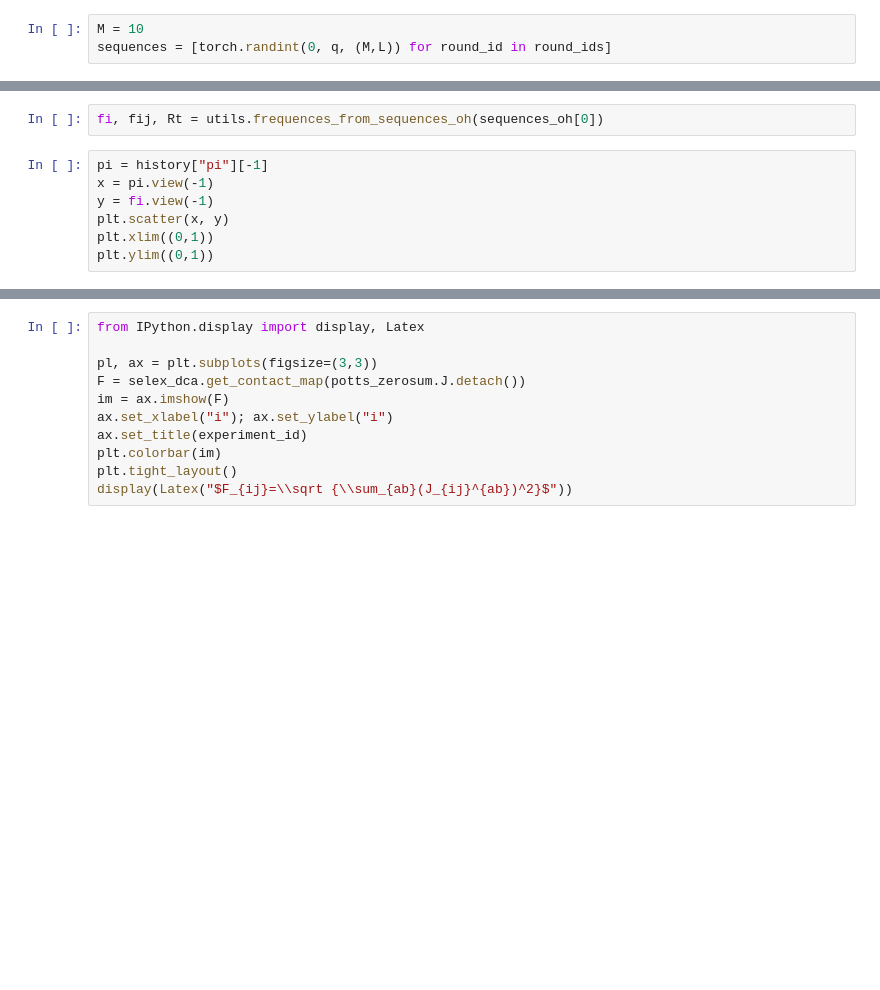
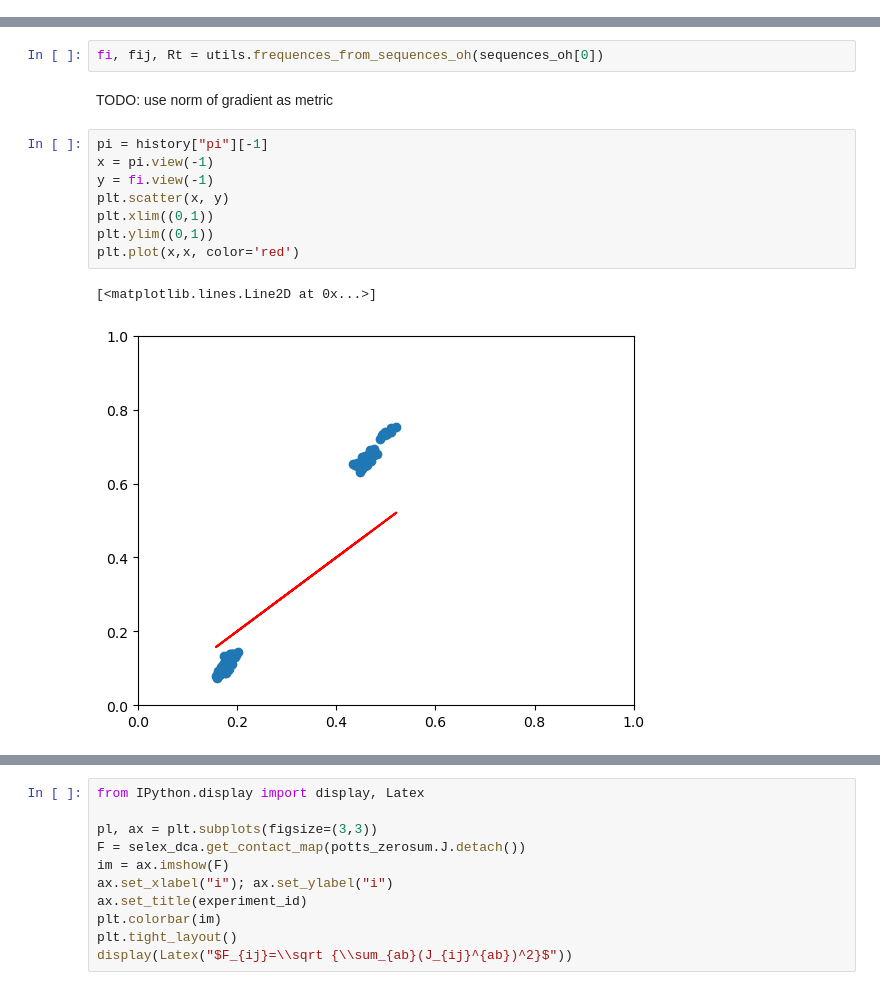
Before and after one commit to stecrotti/Aptamer2025py, a Jupyter notebook: prova.ipynb, the cells around one changed output, grey strips where cells are left out. Drawn from its saved outputs; the diff is of its cells as text; blank space fills up the shorter version.

```diff
--- a/prova.ipynb
+++ b/prova.ipynb
@@ -91,9 +91,6 @@ dtype = get_dtype("float32")
 Running on CPU
 # %%
 sequences = [utils.sequences_from_file(experiment_id, round_id, device) for round_id in round_ids]
-# %%
-M = 10
-sequences = [torch.randint(0, q, (M,L)) for round_id in round_ids]
 # %%
 sequences_oh = [one_hot(seq, num_classes=q).to(dtype) for seq in sequences]
 # %%
@@ -276,12 +319,18 @@ KeyboardInterrupt:
 # %%
 fi, fij, Rt = utils.frequences_from_sequences_oh(sequences_oh[0])
+# %% [markdown]
+TODO: use norm of gradient as metric
 # %%
 pi = history["pi"][-1]
 x = pi.view(-1)
 y = fi.view(-1)
 plt.scatter(x, y)
 plt.xlim((0,1))
 plt.ylim((0,1))
+plt.plot(x,x, color='red')
+# %% [output]
+[<matplotlib.lines.Line2D at 0x...>]
+[figure, added]
 # %%
 pearsons = []
 for pi in history["pi"]:
```
Also changed, not shown: parts of 21 cells of this notebook, 8 other files.
